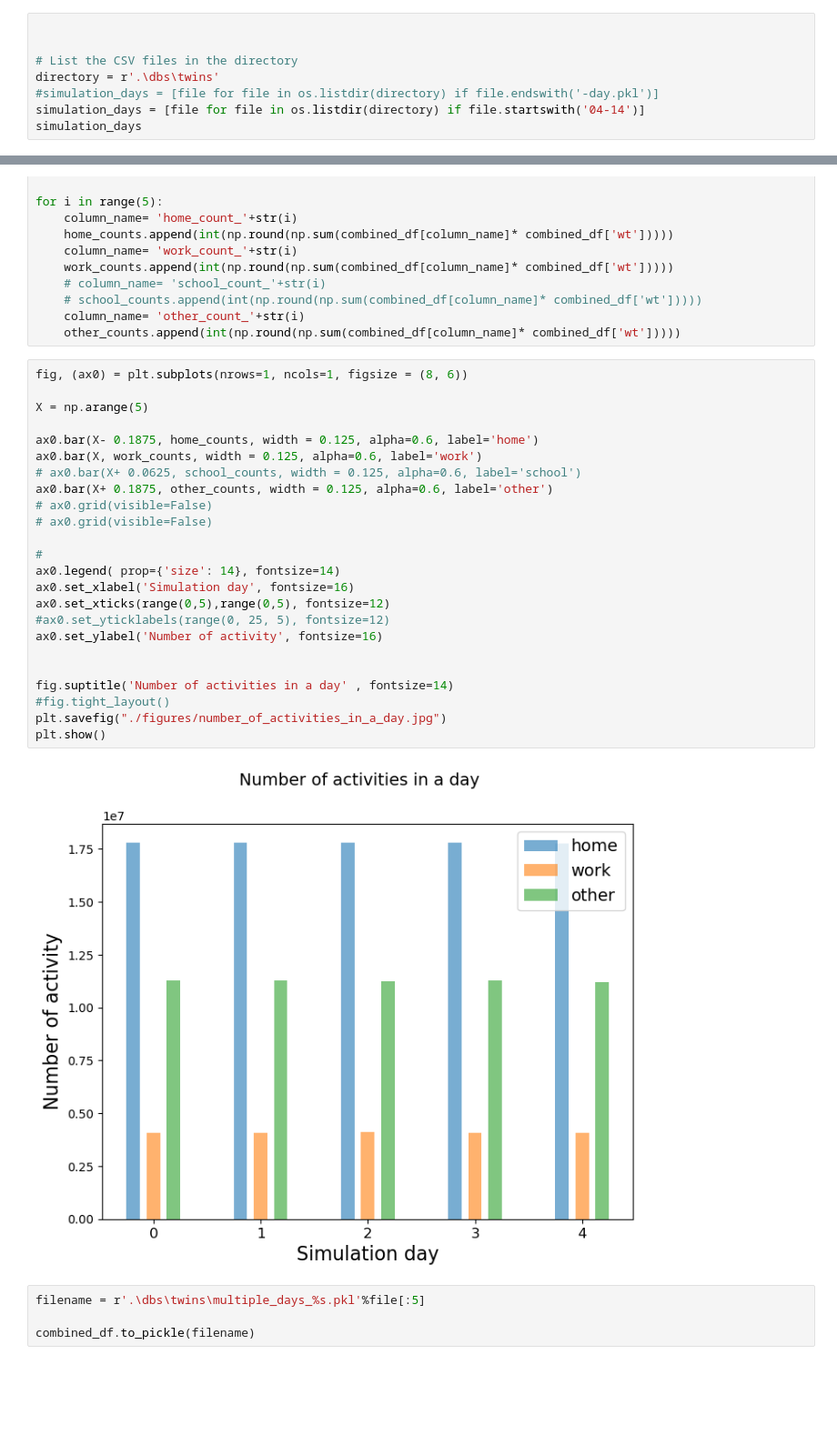
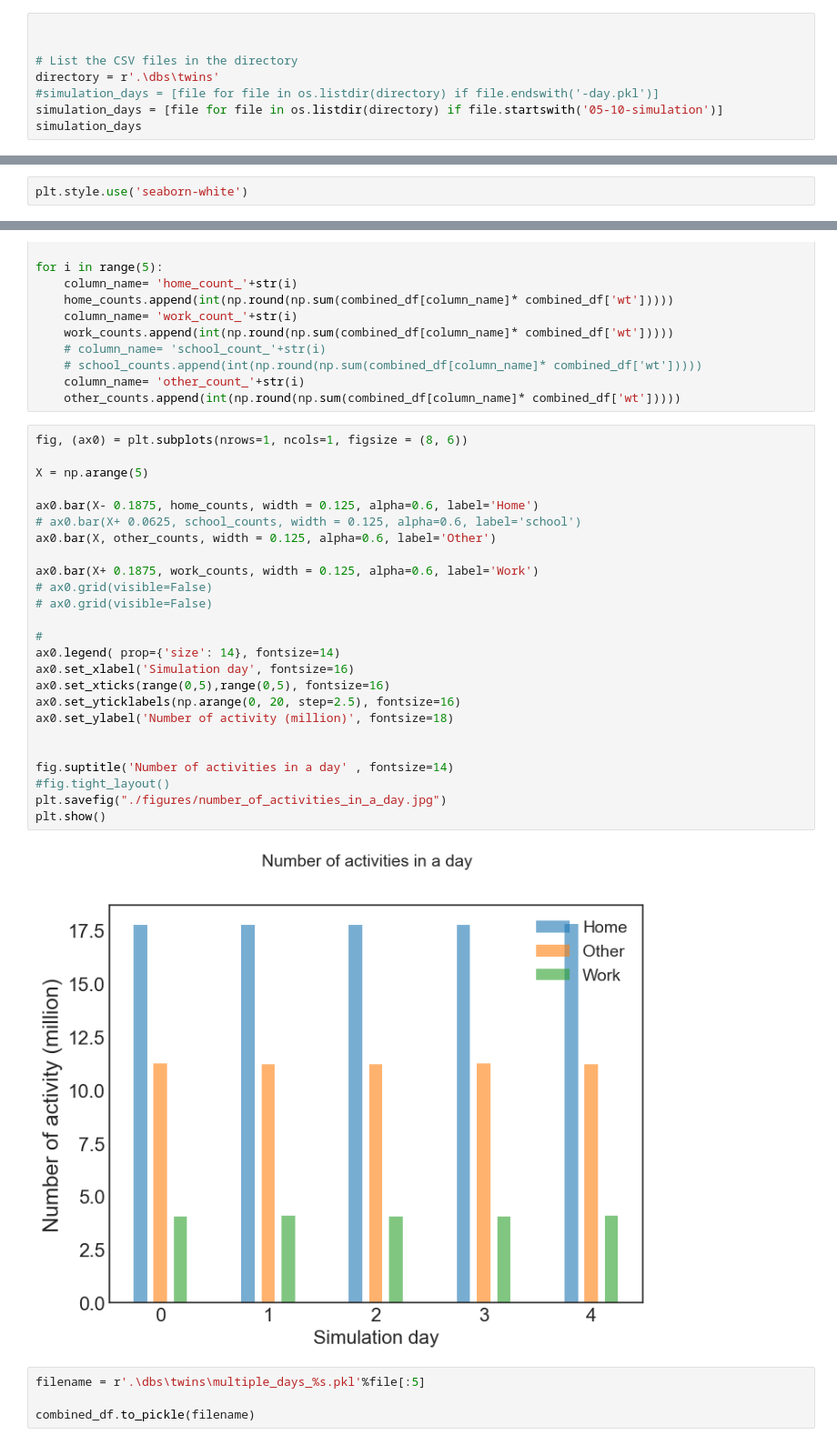
Before and after one commit to tozlucaglar/MAD4AG, a Jupyter notebook: src/6.2-Multiple-days-evaluation.ipynb, the cells around one changed output, grey strips where cells are left out. Shown at 91% size. Saved outputs shown, nothing was run; the diff lists cells and outputs as text; blank space fills up the shorter version.

```diff
--- a/src/6.2-Multiple-days-evaluation.ipynb
+++ b/src/6.2-Multiple-days-evaluation.ipynb
@@ -22,6 +19,6 @@ C:\MAD4AG
 # List the CSV files in the directory
 directory = r'.\dbs\twins'
 #simulation_days = [file for file in os.listdir(directory) if file.endswith('-day.pkl')]
-simulation_days = [file for file in os.listdir(directory) if file.startswith('04-14')]
+simulation_days = [file for file in os.listdir(directory) if file.startswith('05-10-simulation')]
 simulation_days
 # %% [output]
@@ -63,6 +60,8 @@ def calculate_list_length(lst):
 
 # Apply the function to each row in the specified column
 combined_df['unique_act_seq'] = combined_df['unique_act_seq'].apply(calculate_list_length)
+# %%
+plt.style.use('seaborn-white')
 # %%
 fig, (ax0) = plt.subplots(nrows=1, ncols=1, figsize = (8, 6))
 
@@ -123,29 +144,30 @@ for i in range(5):
 # %%
 fig, (ax0) = plt.subplots(nrows=1, ncols=1, figsize = (8, 6))
 
 X = np.arange(5)
 
-ax0.bar(X- 0.1875, home_counts, width = 0.125, alpha=0.6, label='home')
-ax0.bar(X, work_counts, width = 0.125, alpha=0.6, label='work')
+ax0.bar(X- 0.1875, home_counts, width = 0.125, alpha=0.6, label='Home')
 # ax0.bar(X+ 0.0625, school_counts, width = 0.125, alpha=0.6, label='school')
-ax0.bar(X+ 0.1875, other_counts, width = 0.125, alpha=0.6, label='other')
+ax0.bar(X, other_counts, width = 0.125, alpha=0.6, label='Other')
+
+ax0.bar(X+ 0.1875, work_counts, width = 0.125, alpha=0.6, label='Work')
 # ax0.grid(visible=False)
 # ax0.grid(visible=False)
 
 #
 ax0.legend( prop={'size': 14}, fontsize=14)
 ax0.set_xlabel('Simulation day', fontsize=16)
-ax0.set_xticks(range(0,5),range(0,5), fontsize=12)
-#ax0.set_yticklabels(range(0, 25, 5), fontsize=12)
-ax0.set_ylabel('Number of activity', fontsize=16)
+ax0.set_xticks(range(0,5),range(0,5), fontsize=16)
+ax0.set_yticklabels(np.arange(0, 20, step=2.5), fontsize=16)
+ax0.set_ylabel('Number of activity (million)', fontsize=18)
 
 
 fig.suptitle('Number of activities in a day' , fontsize=14)
 #fig.tight_layout()
 plt.savefig("./figures/number_of_activities_in_a_day.jpg")
 plt.show()
 # %% [output]
-[figure, old version]
+[figure, new version]
 # %%
 filename = r'.\dbs\twins\multiple_days_%s.pkl'%file[:5]
 
```
Also changed, not shown: parts of 3 cells of this notebook, 21 other files.
